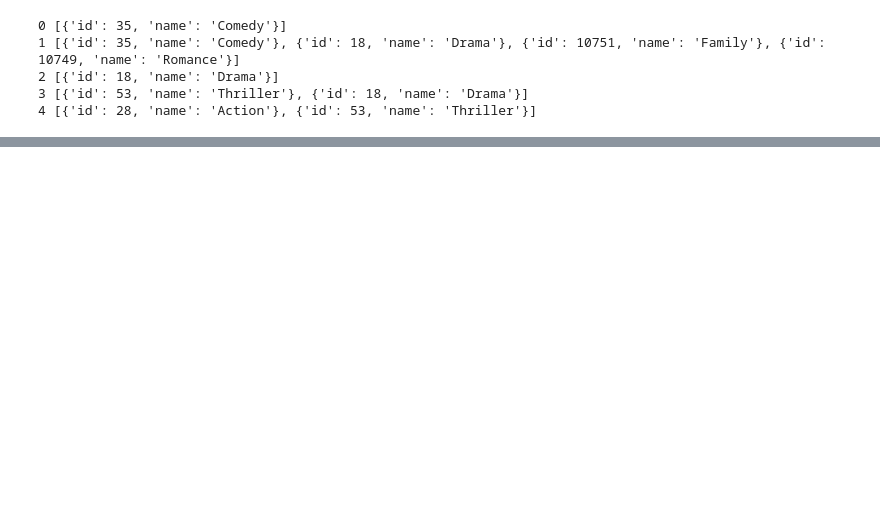
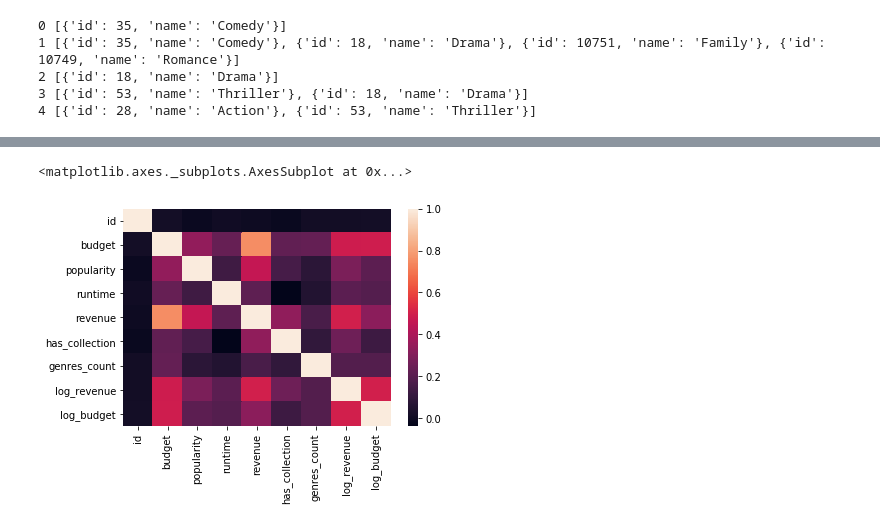
Before and after one commit to meitalis/meitalis_repository, a Jupyter notebook: projects/kagle/kagle_TMDB_Box_Office_Prediction.ipynb, the cells around one changed output, grey strips where cells are left out. Saved outputs shown, nothing was run; the diff lists cells and outputs as text; code cells hidden in the pictures; blank space fills up the shorter version.

```diff
--- a/projects/kagle/kagle_TMDB_Box_Office_Prediction.ipynb
+++ b/projects/kagle/kagle_TMDB_Box_Office_Prediction.ipynb
@@ -130,3 +180,19 @@ for i, e in enumerate(train['genres'][:5]):
+# %%
+train['log_budget'] = np.log1p(train['budget'])
+test['log_budget'] = np.log1p(test['budget'])
+# %%
+import seaborn as sns
+
+# calculate the correlation matrix
+corr = train.corr()
+
+# plot the heatmap
+sns.heatmap(corr,
+        xticklabels=corr.columns,
+        yticklabels=corr.columns)
+# %% [output]
+<matplotlib.axes._subplots.AxesSubplot at 0x...>
+[figure, added]
 # %%
 
 
```
Also changed, not shown: parts of 12 cells of this notebook, 4 other files.
